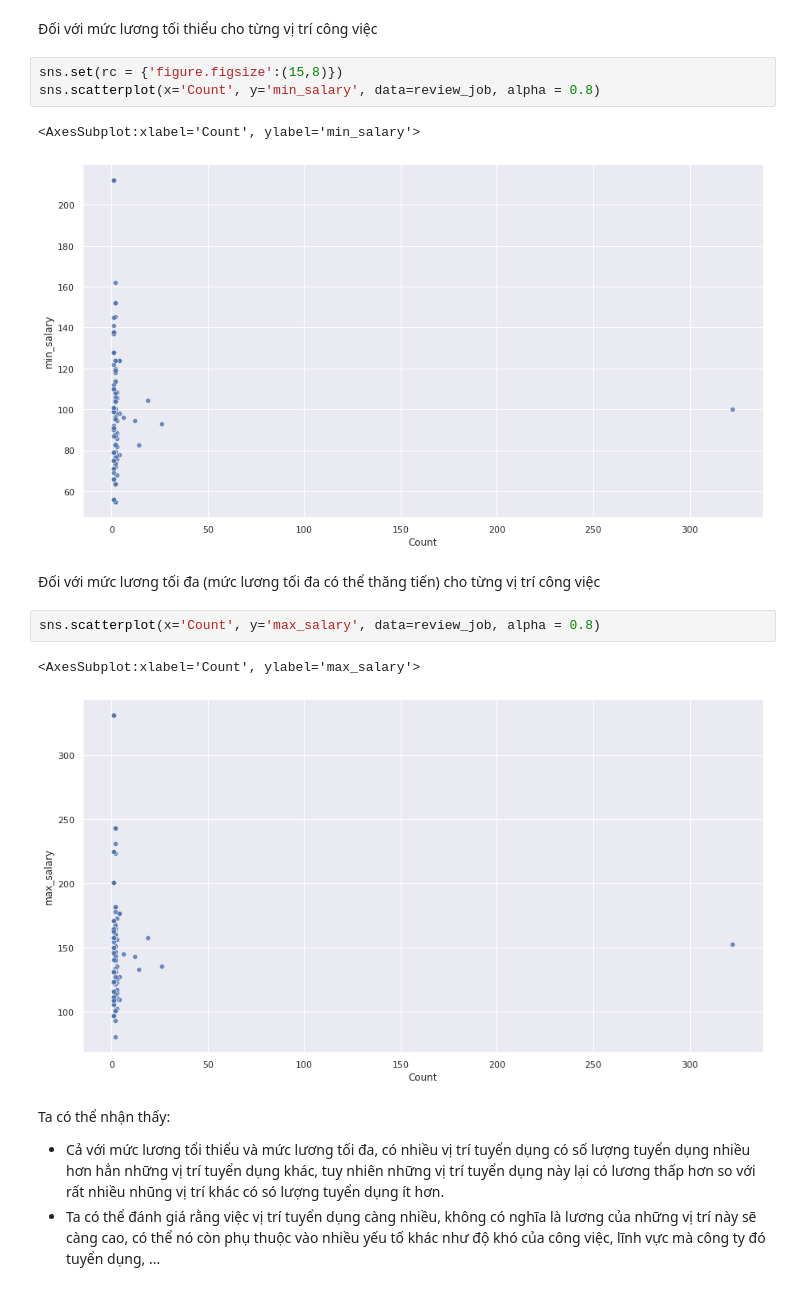
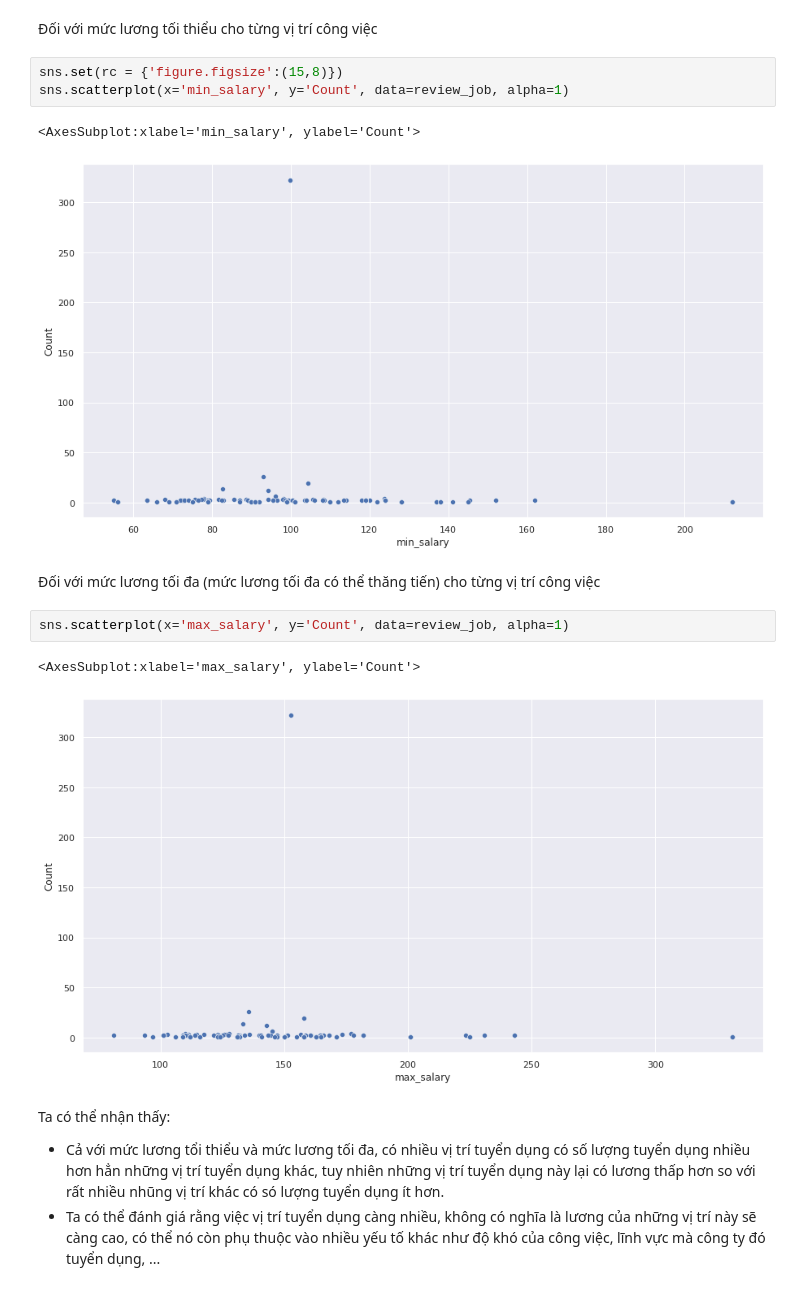
Before and after one commit to fminhtu/P4DS-FinalProject, a Jupyter notebook: Final.ipynb, the cells around one changed output. Cells and saved outputs as stored; diff of their text form.

```diff
--- a/Final.ipynb
+++ b/Final.ipynb
@@ -321,17 +321,17 @@ Công đoạn 3: Từ kết quả ở trên, ta vẽ đồ thị scatter plot đ
 Đối với mức lương tối thiểu cho từng vị trí công việc
 # %%
 sns.set(rc = {'figure.figsize':(15,8)})
-sns.scatterplot(x='Count', y='min_salary', data=review_job, alpha = 0.8)
+sns.scatterplot(x='min_salary', y='Count', data=review_job, alpha=1)
 # %% [output]
-<AxesSubplot:xlabel='Count', ylabel='min_salary'>
+<AxesSubplot:xlabel='min_salary', ylabel='Count'>
-[figure, old version]
+[figure, new version]
 # %% [markdown]
 Đối với mức lương tối đa (mức lương tối đa có thể thăng tiến) cho từng vị trí công việc
 # %%
-sns.scatterplot(x='Count', y='max_salary', data=review_job, alpha = 0.8)
+sns.scatterplot(x='max_salary', y='Count', data=review_job, alpha=1)
 # %% [output]
-<AxesSubplot:xlabel='Count', ylabel='max_salary'>
+<AxesSubplot:xlabel='max_salary', ylabel='Count'>
-[figure, old version]
+[figure, new version]
 # %% [markdown]
 Ta có thể nhận thấy:
 - Cả với mức lương tổi thiểu và mức lương tối đa, có nhiều vị trí tuyển dụng có số lượng tuyển dụng nhiều hơn hẳn những vị trí tuyển dụng khác, tuy nhiên những vị trí tuyển dụng này lại có lương thấp hơn so với rất nhiều nhũng vị trí khác có só lượng tuyển dụng ít hơn.
```
Also changed, not shown: parts of 8 cells of this notebook.
